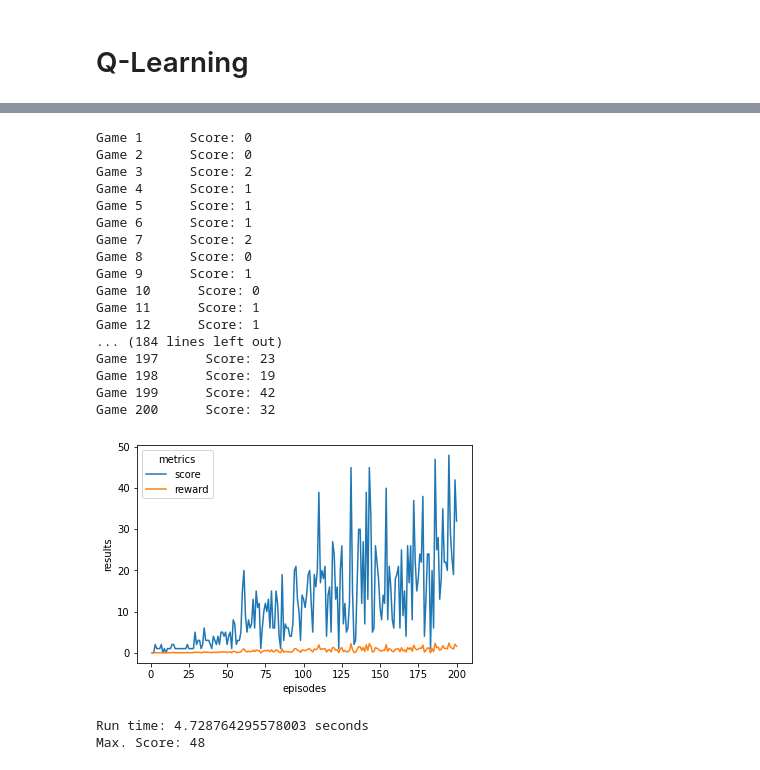
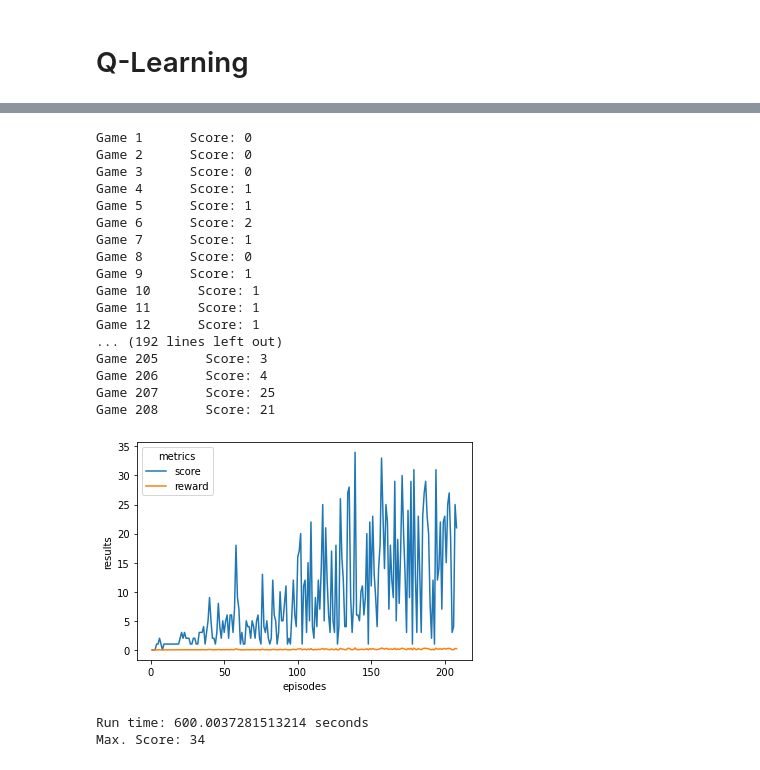
Before and after one commit to gabrielsantosrv/snake-ga, a Jupyter notebook: Q_learning.ipynb, the cells around one changed output, grey strips where cells are left out. Drawn from its saved outputs; the diff is of its cells as text; code cells hidden in the pictures.

Commit message:
q learning notebook

```diff
--- a/Q_learning.ipynb
+++ b/Q_learning.ipynb
@@ -106,6 +102,10 @@ def default_reward(env):
 # Q-Learning
 # %%
 def run_q_learning(agent: Agent, reward_function, episodes, display, speed, verbose=True):
+    # setting random seed
+    random.seed(42)
+    np.random.seed(42)
+
     if display:
         pygame.init()
 
@@ -116,7 +116,7 @@ def run_q_learning(agent: Agent, reward_function, episodes, display, speed, verb
     metrics = {'episodes': [],
                'scores': [],
                'rewards': []}
-
+    start = time.time()
     while episode < episodes:
         if display:
             for event in pygame.event.get():
@@ -150,6 +150,11 @@ def run_q_learning(agent: Agent, reward_function, episodes, display, speed, verb
                 screen.display()
                 pygame.time.wait(speed)
 
+            end = time.time()
+            diff = end - start
+            if diff > 600: # 10min
+                break
+
         episode += 1
         if verbose:
             print(f'Game {episode}      Score: {env.game.score}')
@@ -159,5 +164,11 @@ def run_q_learning(agent: Agent, reward_function, episodes, display, speed, verb
         metrics['rewards'].append(mean_reward)
         metrics['scores'].append(env.game.score)
 
+        end = time.time()
+        diff = end - start
+        if diff > 600: # 10min
+            break
+
+
     return metrics
 # %% [markdown]
@@ -204,21 +216,18 @@ Run time: 74.74874758720398 seconds
 Max. Score: 57
 # %%
 N0 = 1
+gamma = 0.99
 
-results = {'Gamma':[],
-          'Run Time':[],
-          'Max Score':[]}
-for gamma in np.arange(0.8, 1.01, 0.01):
-    print('Gamma', gamma)
-    # define agent
-    qLearningAgent = QLearningAgent(N0, gamma, NUM_STATES, NUM_ACTIONS, ACTION_SPACE)
+# define agent
+qLearningAgent = QLearningAgent(N0, gamma, NUM_STATES, NUM_ACTIONS, ACTION_SPACE)
 
-    start = time.time()
-    metrics = run_q_learning(qLearningAgent, reward_function=default_reward, episodes=150, speed=0,
-                             display=False, verbose=False)
-    end = time.time()
+start = time.time()
+metrics = run_q_learning(qLearningAgent, reward_function=default_reward, episodes=1000, speed=0, display=False)
+end = time.time()
 
-    results['Gamma'].append(gamma)
-    results['Run Time'].append(end-start)
-    results['Max Score'].append(max(metrics['scores']))
+plot_metrics(metrics, filepath=None)
+
+print('Run time:', (end-start), 'seconds')
+print('Max. Score:', max(metrics['scores']))
+print('Mean Last Scores:', np.mean(metrics['scores'][-50:]))
 # %% [output]
@@ -249,36 +291,37 @@ sns.lineplot(data=df_metrics, x='Gamma', y='results', hue='metrics')
 # %%
 N0 = 1
 gamma = 0.95
 
 # define agent
 qLearningAgent = QLearningAgent(N0, gamma, NUM_STATES, NUM_ACTIONS, ACTION_SPACE)
 
 start = time.time()
-metrics = run_q_learning(qLearningAgent, reward_function=default_reward, episodes=200, speed=0, display=False)
+metrics = run_q_learning(qLearningAgent, reward_function=default_reward, episodes=1000, speed=0, display=False)
 end = time.time()
 
 plot_metrics(metrics, filepath=None)
 
 print('Run time:', (end-start), 'seconds')
 print('Max. Score:', max(metrics['scores']))
+print('Mean Last Scores:', np.mean(metrics['scores'][-50:]))
 # %% [output]
 Game 1      Score: 0
 Game 2      Score: 0
-Game 3      Score: 2
+Game 3      Score: 0
 Game 4      Score: 1
 Game 5      Score: 1
-Game 6      Score: 1
-Game 7      Score: 2
+Game 6      Score: 2
+Game 7      Score: 1
 Game 8      Score: 0
 Game 9      Score: 1
-Game 10      Score: 0
+Game 10      Score: 1
 Game 11      Score: 1
 Game 12      Score: 1
-... (184 lines left out)
-Game 197      Score: 23
-Game 198      Score: 19
-Game 199      Score: 42
-Game 200      Score: 32
+... (192 lines left out)
+Game 205      Score: 3
+Game 206      Score: 4
+Game 207      Score: 25
+Game 208      Score: 21
-[figure, old version]
+[figure, new version]
-Run time: 4.728764295578003 seconds
-Max. Score: 48
+Run time: 600.0037281513214 seconds
+Max. Score: 34
```
Also changed, not shown: parts of 21 cells of this notebook.
